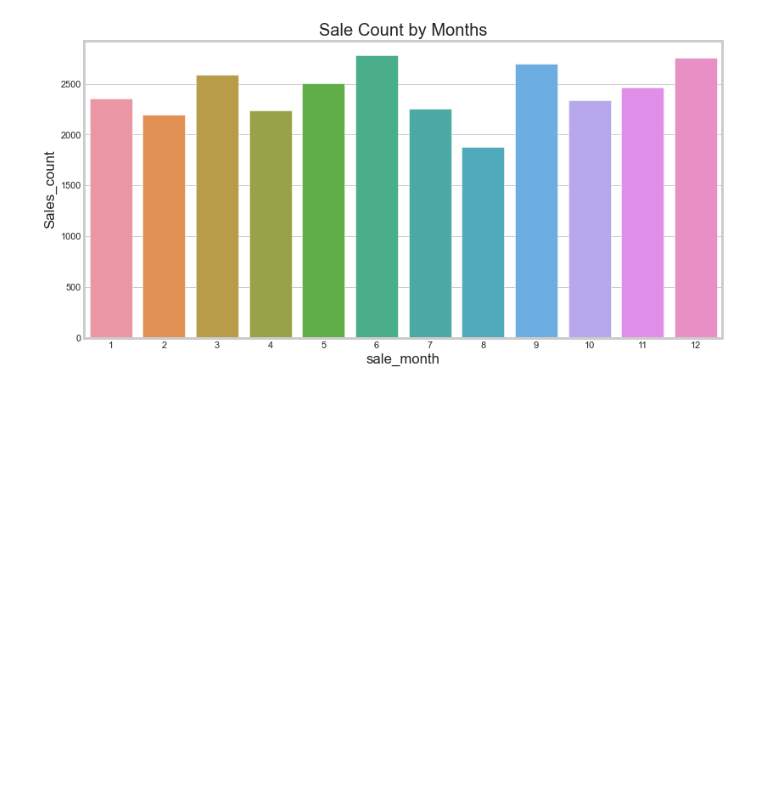
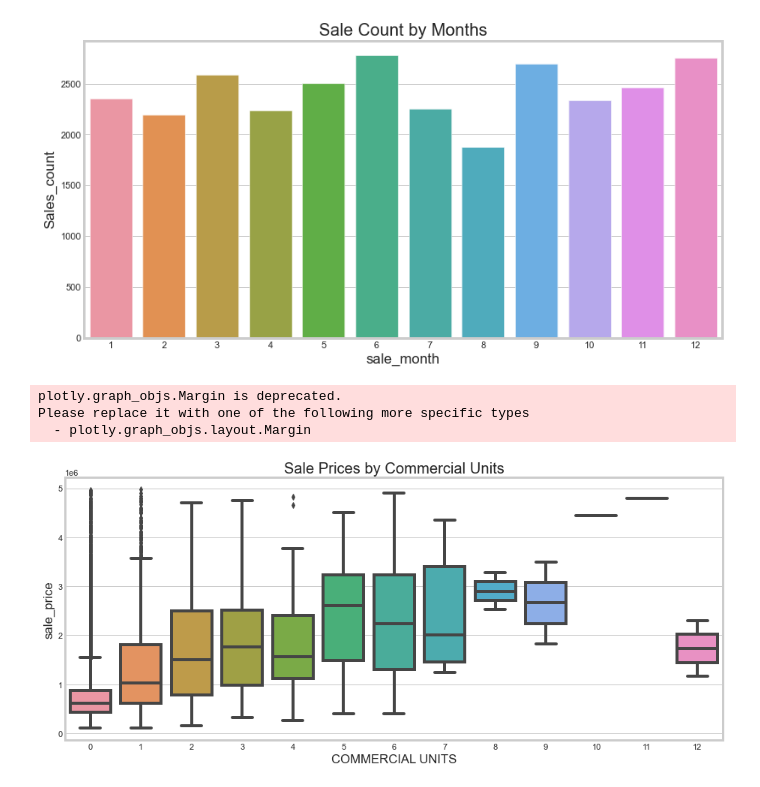
Before and after one commit to Managedcode-ux/Maj-Proj, a Jupyter notebook: code/preprocessing.ipynb, the cells around one changed output. Saved outputs shown, nothing was run; the diff lists cells and outputs as text; code cells hidden in the pictures; blank space fills up the shorter version.

```diff
--- a/code/preprocessing.ipynb
+++ b/code/preprocessing.ipynb
@@ -410,0 +446,54 @@ del df["sale_month"]
+# %%
+neighborhoods = list(dict(Counter(df2.NEIGHBORHOOD).most_common(10)).keys())
+
+avg_sale_prices = []
+for i in neighborhoods:
+    avg_price = np.mean(df2.sale_price[df2.NEIGHBORHOOD == i])
+    avg_sale_prices.append(avg_price)
+
+dataa = [go.Bar(
+            y= neighborhoods,
+            x = avg_sale_prices,
+            width = 0.7,
+            opacity=0.6,
+            orientation = 'h',
+            marker=dict(
+                color='rgb(158,202,225)',
+                line=dict(
+                    color='rgb(8,48,107)',
+                    width=1.5,
+                )
+            ),
+        )]
+layout = go.Layout(
+    title='House Price by Top 10 Neighborhoods',
+    autosize = True,
+    margin=go.Margin(
+        l=250,
+        r=50,
+        b=100,
+        t=100,
+        pad=4
+    ),
+    xaxis=dict(
+        title='Sale Price',
+    ),
+    yaxis=dict(
+        title='Neighborhood',
+    ),
+)
+
+fig = go.Figure(data=dataa, layout = layout)
+py.iplot(fig, filename='barplottype')
+# %% [output]
+plotly.graph_objs.Margin is deprecated.
+Please replace it with one of the following more specific types
+  - plotly.graph_objs.layout.Margin
+# %%
+dataset = df[(df['COMMERCIAL UNITS']<20) & (df['TOTAL UNITS']<50) & (df['sale_price']<5000000) & (df['sale_price']>100000) & (df['GROSS SQUARE FEET']>0)]
+
+plt.figure(figsize=(14,6))
+sns.boxplot(x='COMMERCIAL UNITS', y="sale_price", data=dataset)
+plt.title('Sale Prices by Commercial Units');
+# %% [output]
+[figure, added]
```
Also changed, not shown: parts of 1 cell of this notebook.
